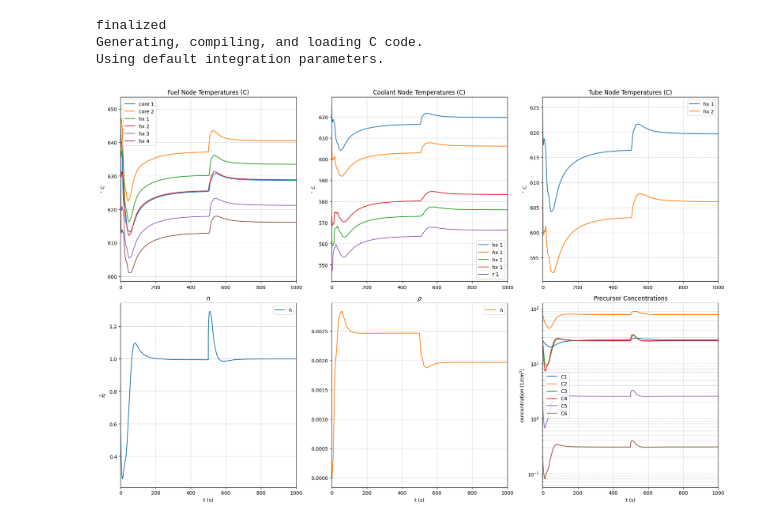
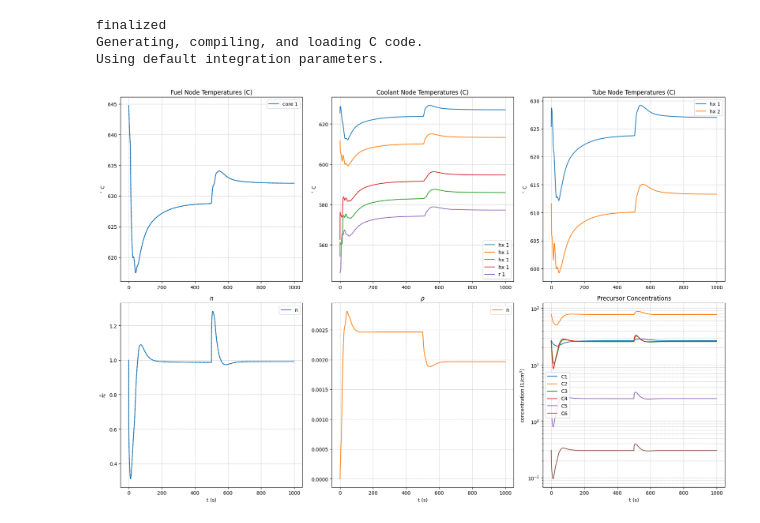
Before and after one commit to LukeLabrie/msc_eng_thesis, a Jupyter notebook: final_form/msre/model_validate.ipynb, the cells around one changed output. Drawn from its saved outputs; the diff is of its cells as text; code cells hidden in the pictures.

```diff
--- a/final_form/msre/model_validate.ipynb
+++ b/final_form/msre/model_validate.ipynb
@@ -9,7 +9,7 @@ from msrDynamics.objects import Node, System
 import pandas as pd
 # %%
 # unpack simulink data
-df_simulink = pd.read_excel("./data/msre_insert_8MW")
+df_simulink = pd.read_excel("./data/msre_insert_8MW.xlsx")
 T = df_simulink["time"]
 # %%
 MSRE = System()
@@ -51,11 +51,11 @@ def rho_insert(t):
     else:
         return inserted
 
-rho_ext =MSRE.add_input(rho_insert, T)
+rho_ext = MSRE.add_input(rho_insert, T)
 
 T_cg = Node(m = mcp_g1/scp_g, scp = scp_g, y0 = T0_g1)
 T_cf1 = Node(m = mn_f, scp = scp_f, W = W_f, y0 = T0_f1)
-T_cf2 = Node(m = mn_f, scp = scp_f, W = W_f, y0 = T0_f1)
+T_cf2 = Node(m = mn_f, scp = scp_f, W = W_f, y0 = T0_f2)
 
 MSRE.add_nodes([T_out_rc,T_out_air,T_hf1,T_hf2,T_hf3,T_hf4,T_ht1,T_ht2,T_hc1,
                T_hc2,T_hc3,T_hc4,n,C1,C2,C3,C4,C5,C6,T_cg,T_cf1,T_cf2,rho])
@@ -74,28 +74,32 @@ T_hf1.set_dTdt_advective(source = T_cf2.y(t-tau_c_hx))
 T_hf1.set_dTdt_convective(source = [T_ht1.y()], hA = [hA_pn])
 
 T_hf2.set_dTdt_advective(source = T_hf1.y())
-T_hf2.set_dTdt_convective(source = [T_ht1.y()], hA = [hA_pn])
+# T_hf2.set_dTdt_convective(source = [T_ht1.y()], hA = [hA_pn])
+T_hf2.dTdt_convective = T_hf1.dTdt_convective
 
 T_hf3.set_dTdt_advective(source = T_hf2.y())
 T_hf3.set_dTdt_convective(source = [T_ht2.y()], hA = [hA_pn])
 
 T_hf4.set_dTdt_advective(source = T_hf3.y())
-T_hf4.set_dTdt_convective(source = [T_ht2.y()], hA = [hA_pn])
+#T_hf4.set_dTdt_convective(source = [T_ht2.y()], hA = [hA_pn])
+T_hf4.dTdt_convective = T_hf3.dTdt_convective
 
-T_ht1.set_dTdt_convective(source = [T_hf1.y(),T_hf2.y(),T_hc3.y(),T_hc4.y()], hA = [hA_pn,hA_pn,hA_sn,hA_sn])
-T_ht2.set_dTdt_convective(source = [T_hf3.y(),T_hf4.y(),T_hc1.y(),T_hc2.y()], hA = [hA_pn,hA_pn,hA_sn,hA_sn])
+T_ht1.set_dTdt_convective(source = [T_hf1.y(),T_hf1.y(),T_hc3.y(),T_hc3.y()], hA = [hA_pn,hA_pn,hA_sn,hA_sn])
+T_ht2.set_dTdt_convective(source = [T_hf3.y(),T_hf3.y(),T_hc1.y(),T_hc1.y()], hA = [hA_pn,hA_pn,hA_sn,hA_sn])
 
 T_hc1.set_dTdt_advective(source = T_out_rc.y(t-tau_r_hx))
 T_hc1.set_dTdt_convective(source = [T_ht2.y()], hA = [hA_sn])
 
 T_hc2.set_dTdt_advective(source = T_hc1.y())
-T_hc2.set_dTdt_convective(source = [T_ht2.y()], hA = [hA_sn])
+# T_hc2.set_dTdt_convective(source = [T_ht2.y()], hA = [hA_sn])
+T_hc2.dTdt_convective = T_hc1.dTdt_convective
 
 T_hc3.set_dTdt_advective(source = T_hc2.y())
 T_hc3.set_dTdt_convective(source = [T_ht1.y()], hA = [hA_sn])
 
 T_hc4.set_dTdt_advective(source = T_hc3.y())
-T_hc4.set_dTdt_convective(source = [T_ht1.y()], hA = [hA_sn])
+# T_hc4.set_dTdt_convective(source = [T_ht1.y()], hA = [hA_sn])
+T_hc4.dTdt_convective = T_hc3.dTdt_convective
 
 # core
 n.set_dndt(r = rho.y()+rho_ext, beta_eff = beta_t, Lambda = Lam, lam = lam, C = [C1.y(),C2.y(),C3.y(),C4.y(),C5.y(),C6.y()])
@@ -114,7 +118,8 @@ T_cf1.set_dTdt_convective(source = [T_cg.y()], hA = [k_1*hA_fg])
 T_cf1.set_dTdt_internal(source = n.y(), k = k_f1*P)
 
 T_cf2.set_dTdt_advective(source = T_cf1.y())
-T_cf2.set_dTdt_convective(source = [T_cg.y()], hA = [k_2*hA_fg])
+# T_cf2.set_dTdt_convective(source = [T_cg.y()], hA = [k_2*hA_fg])
+T_cf2.dTdt_convective = T_cf1.dTdt_convective
 T_cf2.set_dTdt_internal(source = n.y(), k = k_f2*P)
 
 rho.set_drdt(sources = [T_cf1.dydt(), T_cf2.dydt(), T_cg.dydt()], coeffs = [a_f/2,a_f/2,a_g])
@@ -132,7 +137,6 @@ colors = ['tab:blue', 'tab:orange', 'tab:green', 'tab:red', 'tab:purple', 'tab:b
 
 # Function to update the style of each axis
 def update_axis_style(ax, title, x_label='', y_label='', x_ticks=True):
-    ax.set_xlim([t0,tf])
     ax.set_title(title)
     ax.set_xlabel(x_label)
     ax.set_ylabel(y_label)
@@ -144,13 +148,13 @@ def update_axis_style(ax, title, x_label='', y_label='', x_ticks=True):
 # Fuel temperatures
 sol_jit = np.array(sol_jit)
 update_axis_style(axs[0, 0], "Fuel Node Temperatures (C)", y_label=r"$^\circ$ C")
-axs[0,0].plot(T,[s[20] for s in sol_jit],label="core 1",color=colors[0])
-axs[0,0].plot(T,[s[21] for s in sol_jit],label="core 2",color=colors[1])
-axs[0,0].plot(T,[s[2] for s in sol_jit],label="hx 1",color=colors[2])
-axs[0,0].plot(T,[s[3] for s in sol_jit],label="hx 2",color=colors[3])
-axs[0,0].plot(T,[s[4] for s in sol_jit],label="hx 3",color=colors[4])
-axs[0,0].plot(T,[s[5] for s in sol_jit],label="hx 4",color=colors[5])
-axs[0,0].plot(T,df_simulink[""])
+axs[0,0].plot(T,T_cf1.y_out,label="core 1",color=colors[0])
+# axs[0,0].plot(T,T_cf2.y_out,label="core 2",color=colors[1])
+# axs[0,0].plot(T,T_hf1.y_out,label="hx 1",color=colors[2])
+# axs[0,0].plot(T,T_hf2.y_out,label="hx 2",color=colors[3])
+# axs[0,0].plot(T,T_hf3.y_out,label="hx 3",color=colors[4])
+# axs[0,0].plot(T,T_hf4.y_out,label="hx 4",color=colors[5])
+axs[0,0].plot(T,df_simulink["core(:,18)"],color=colors[0],linestyle="--")
 
 # Coolant temperatures
 update_axis_style(axs[0, 1], "Coolant Node Temperatures (C)", y_label=r"$^\circ$ C")
@@ -159,31 +163,32 @@ axs[0, 1].plot(T, sol_jit[:, 7], label=f"hx 1", color=colors[1])
 axs[0, 1].plot(T, sol_jit[:, 8], label=f"hx 1", color=colors[2])
 axs[0, 1].plot(T, sol_jit[:, 9], label=f"hx 1", color=colors[3])
 axs[0, 1].plot(T, sol_jit[:, 0], label=f"r 1", color=colors[4])
 
 # Tube node temperatures
 update_axis_style(axs[0, 2], "Tube Node Temperatures (C)", y_label=r"$^\circ$ C")
 axs[0,2].plot(T,[s[6] for s in sol_jit],label="hx 1",color=colors[0])
 axs[0,2].plot(T,[s[7] for s in sol_jit],label="hx 2",color=colors[1])
 
 # Precursor concentrations
 update_axis_style(axs[1, 2], "Precursor Concentrations", x_label="t (s)", y_label=r"concentration (1/cm$^3$)")
 for i in range(6):
     axs[1, 2].plot(T, sol_jit[:, i+13], label=f"C{i+1}", color=colors[i])
 axs[1, 2].set_yscale("log")
 
 # Multiplication factor temp
 update_axis_style(axs[1, 0], r"$n$", x_label="t (s)", y_label=r"$\frac{n}{n_0}$")
 axs[1, 0].plot(T, sol_jit[:, 12], label="n", color='tab:blue')
+axs[1,0].plot(T,df_simulink["core(:,4)"],color='tab:blue',linestyle="--")
 
 # Reactivity
 update_axis_style(axs[1, 1], r"$\rho$", x_label="t (s)")
 axs[1, 1].plot(T, sol_jit[:, 22], label="n", color='tab:orange')
 
 # Adding legends
 for ax in axs.flat:
     ax.legend()
 
 plt.tight_layout()
 plt.show()
 # %% [output]
-[figure, old version]
+[figure, new version]
```
Also changed, not shown: parts of 3 cells of this notebook, 8 other files.
